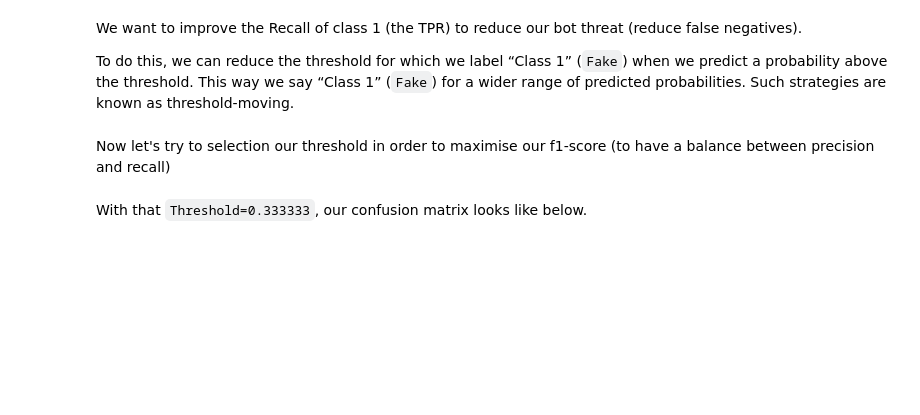
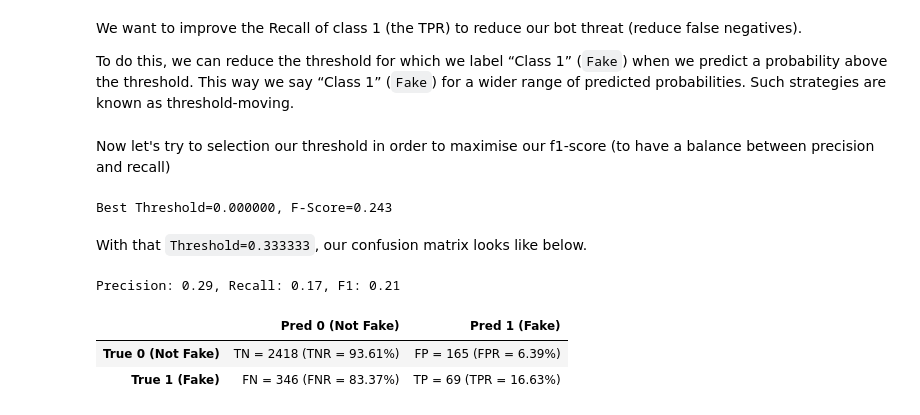
Before and after one commit to tekeinhor/mlops, a Jupyter notebook: notebooks/Threshold-moving.ipynb, the cells around one changed output. Cells and saved outputs as stored; diff of their text form; code cells hidden in the pictures; blank space fills up the shorter version.

```diff
--- a/notebooks/Threshold-moving.ipynb
+++ b/notebooks/Threshold-moving.ipynb
@@ -205,18 +212,26 @@ To do this, we can reduce the threshold for which we label “Class 1” (`Fake`
 Now let's try to selection our threshold in order to maximise our f1-score (to have a balance between precision and recall)
 # %%
 from numpy import argmax
-precision, recall, thresholds_ = precision_recall_curve(y_test, predtst)
+from sklearn.metrics import precision_recall_curve
+precision, recall, thresholds_ = precision_recall_curve(y_test, y_pred)
 
 fscore = (2 * precision * recall) / (precision + recall)
 # locate the index of the largest f-score
 ix = argmax(fscore)
 print('Best Threshold=%f, F-Score=%.3f' % (thresholds_[ix], fscore[ix]))
+# %% [output]
+Best Threshold=0.000000, F-Score=0.243
 # %% [markdown]
 With that `Threshold=0.333333`, our confusion matrix looks like below.
 # %%
 import numpy as np
-y_tuned_thresh = np.where(predtst >= 0.333, 1, 0)
+y_tuned_thresh = np.where(y_pred >= 0.2, 1, 0)
 conf_matrix(y_test, y_tuned_thresh)
+# %% [output]
+Precision: 0.29, Recall: 0.17, F1: 0.21
+|  | Pred 0 (Not Fake) | Pred 1 (Fake) |
+| True 0 (Not Fake) | TN = 2418 (TNR = 93.61%) | FP = 165 (FPR = 6.39%) |
+| True 1 (Fake) | FN = 346 (FNR = 83.37%) | TP = 69 (TPR = 16.63%) |
 # %%
 from matplotlib import pyplot
 pyplot.scatter(recall[ix], precision[ix], marker='o', color='black', label='Best')
```
Also changed, not shown: parts of 6 cells of this notebook, 2 other files.
